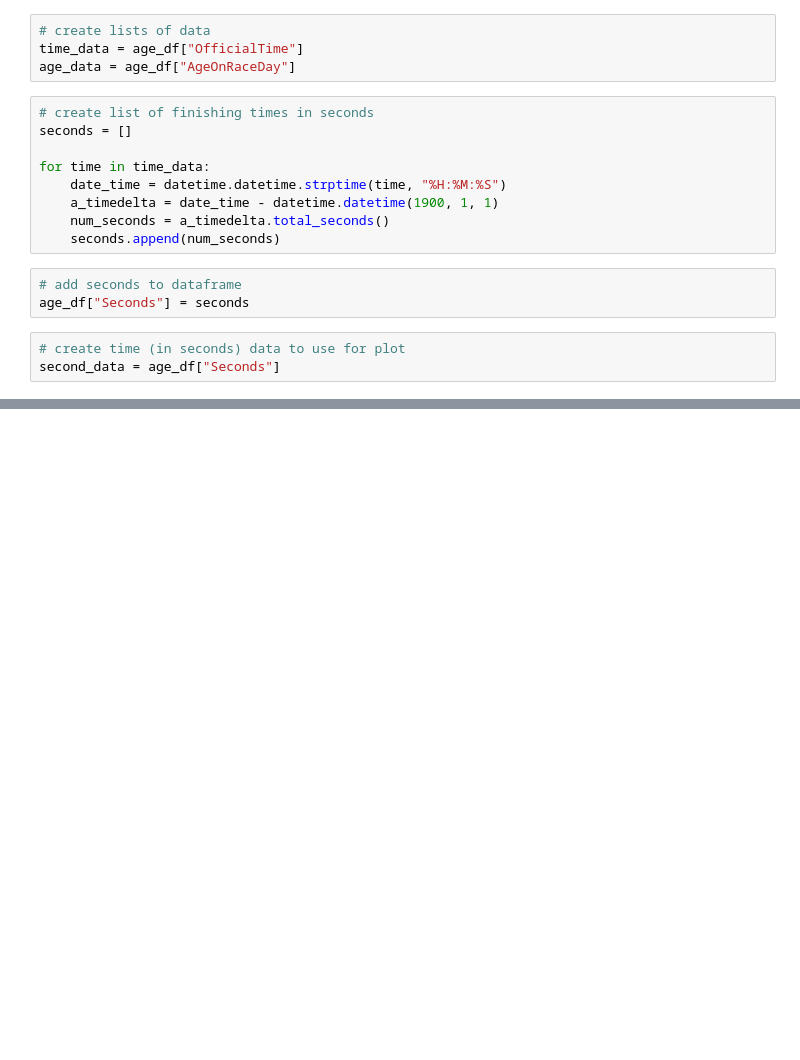
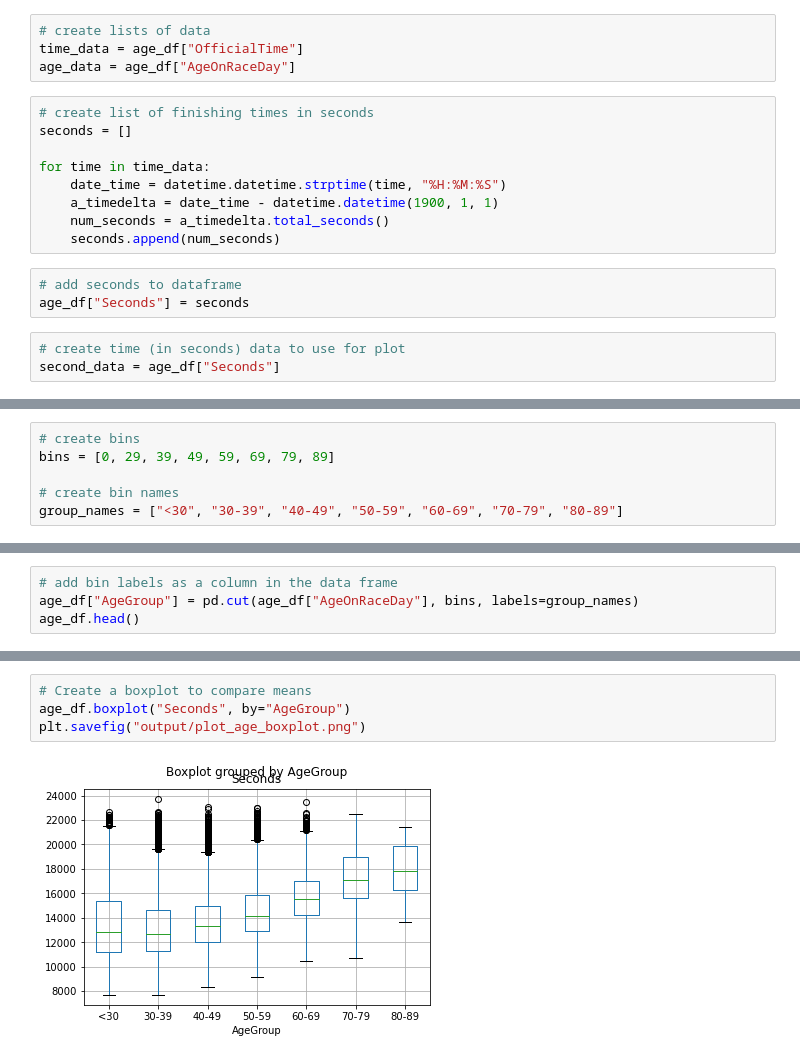
Before and after one commit to skhelifi1/Running-Project-GroupE, a Jupyter notebook: age_regression.ipynb, the cells around one changed output, grey strips where cells are left out. Cells and saved outputs as stored; diff of their text form; blank space fills up the shorter version.

Commit message:
added boxplot

```diff
--- a/age_regression.ipynb
+++ b/age_regression.ipynb
@@ -53,0 +83,6 @@ The correlation coefficient is 0.26
+# %%
+# create bins
+bins = [0, 29, 39, 49, 59, 69, 79, 89]
+
+# create bin names
+group_names = ["<30", "30-39", "40-49", "50-59", "60-69", "70-79", "80-89"]
@@ -53,0 +100,4 @@ The correlation coefficient is 0.26
+# %%
+# add bin labels as a column in the data frame
+age_df["AgeGroup"] = pd.cut(age_df["AgeOnRaceDay"], bins, labels=group_names)
+age_df.head()
@@ -53,0 +140,6 @@ The correlation coefficient is 0.26
+# %%
+# Create a boxplot to compare means
+age_df.boxplot("Seconds", by="AgeGroup")
+plt.savefig("output/plot_age_boxplot.png")
+# %% [output]
+[figure, added]
```
Also changed, not shown: parts of 9 cells of this notebook, 3 other files.
